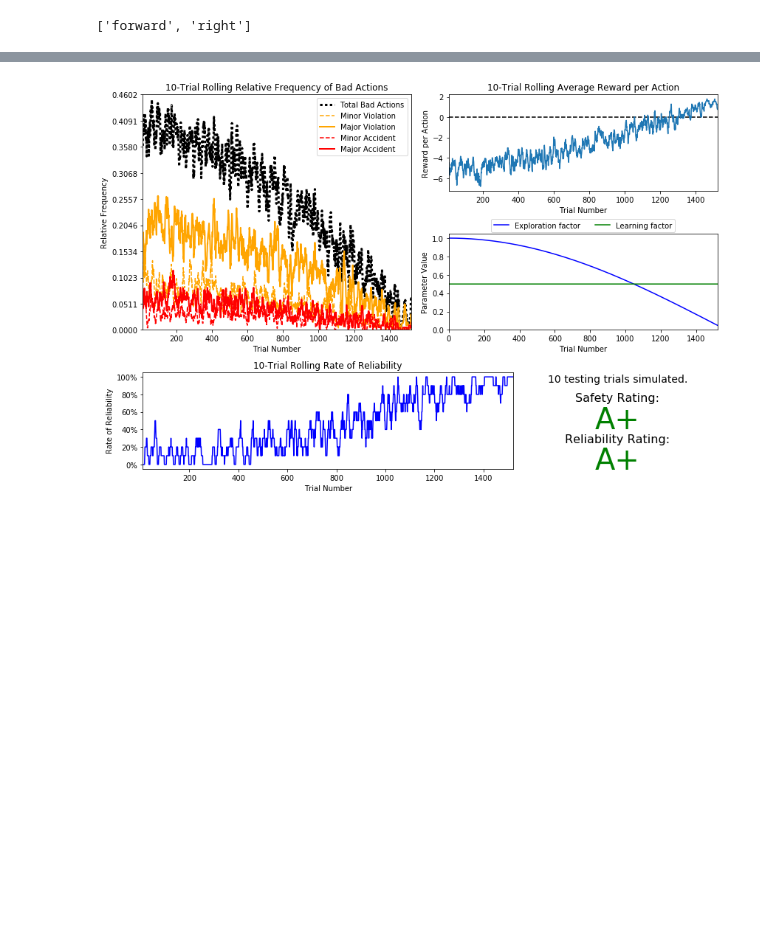
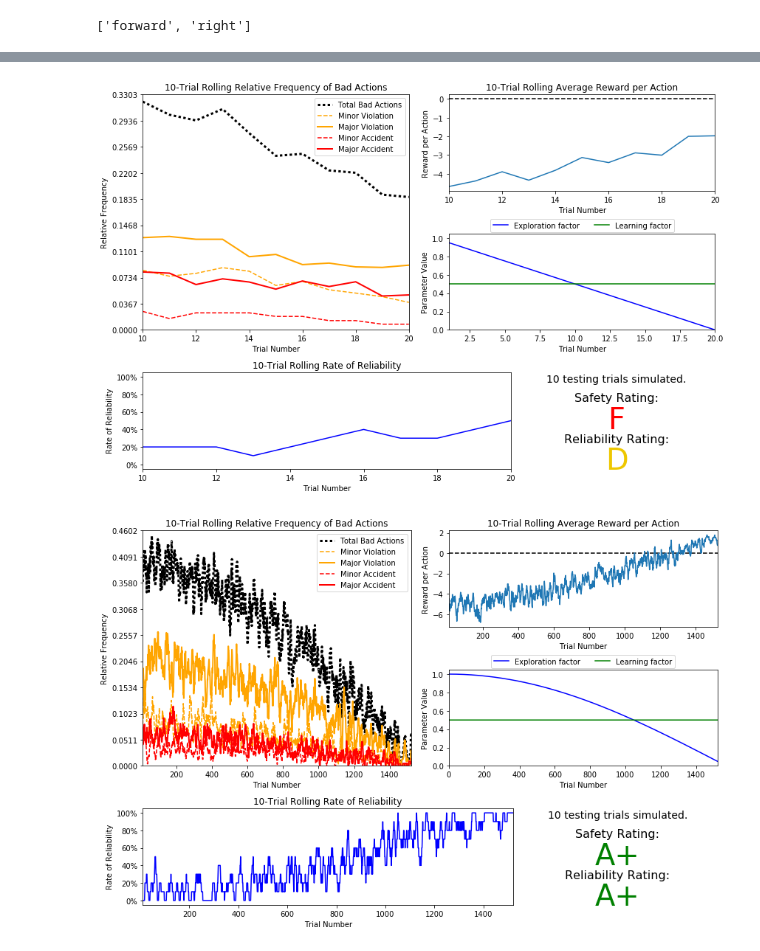
Before and after one commit to yifanxie/smartcab, a Jupyter notebook: Running.ipynb, the cells around one changed output, grey strips where cells are left out. Cells and saved outputs as stored; diff of their text form; code cells hidden in the pictures; blank space fills up the shorter version.

```diff
--- a/Running.ipynb
+++ b/Running.ipynb
@@ -60,3 +69,7 @@ max_keys
+# %%
+vs.plot_trials('sim_default-learning.csv')
+# %% [output]
+[figure, added]
 # %%
 vs.plot_trials('sim_improved-learning.csv')
 # %% [output]
```
Also changed, not shown: parts of 10 cells of this notebook, 6 other files.
